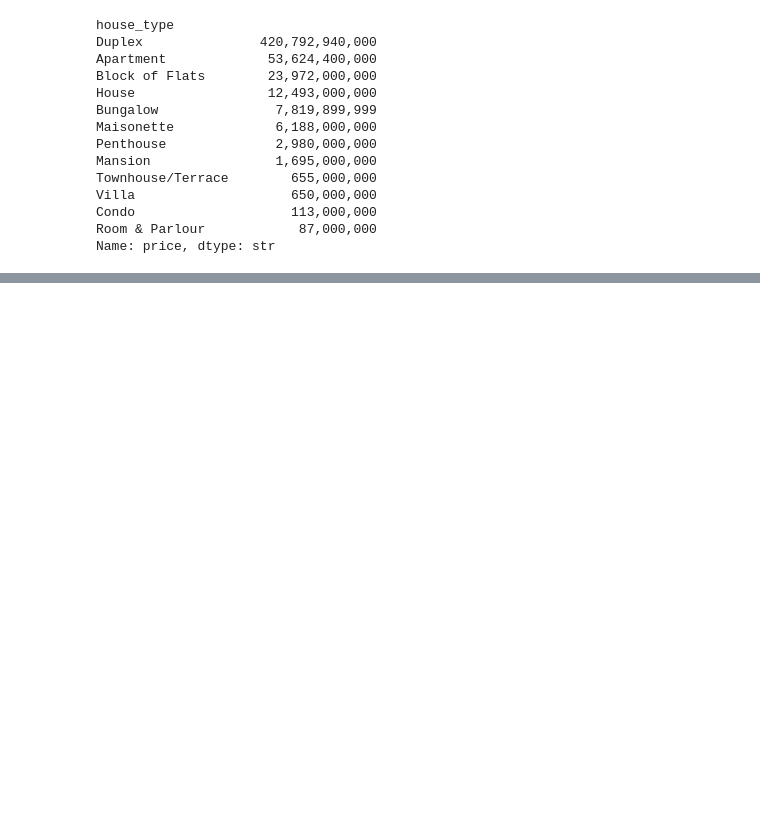
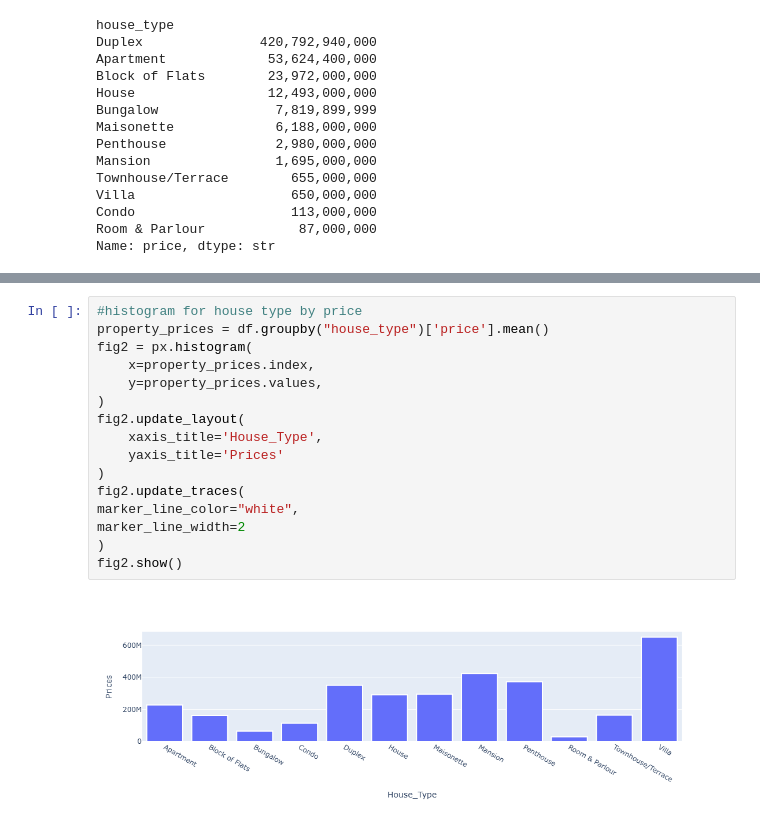
Before and after one commit to Maryam01-coder/jiji_housing_data, a Jupyter notebook: jiji_house_listing_analysis.ipynb, the cells around one changed output, grey strips where cells are left out. Cells and saved outputs as stored; diff of their text form; blank space fills up the shorter version.

```diff
--- a/jiji_house_listing_analysis.ipynb
+++ b/jiji_house_listing_analysis.ipynb
@@ -393,0 +411,18 @@ Name: price, dtype: str
+# %%
+#histogram for house type by price
+property_prices = df.groupby("house_type")['price'].mean()
+fig2 = px.histogram(
+    x=property_prices.index,
+    y=property_prices.values,
+)
+fig2.update_layout(
+    xaxis_title='House_Type',
+    yaxis_title='Prices'
+)
+fig2.update_traces(
+marker_line_color="white",
+marker_line_width=2
+)
+fig2.show()
+# %% [output]
+[figure, added]
```
Also changed, not shown: parts of 7 cells of this notebook, 1 other file.
